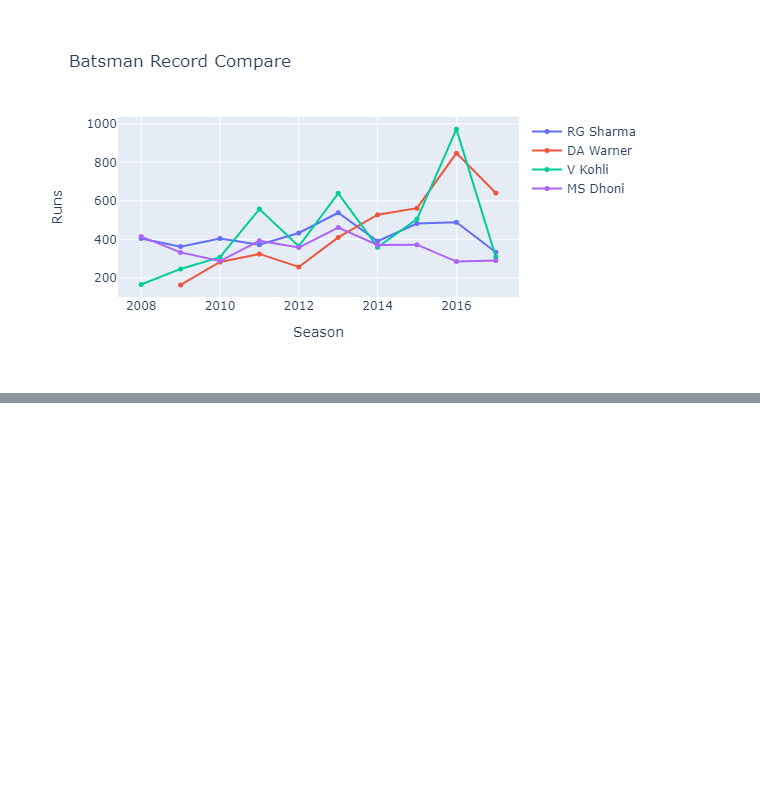
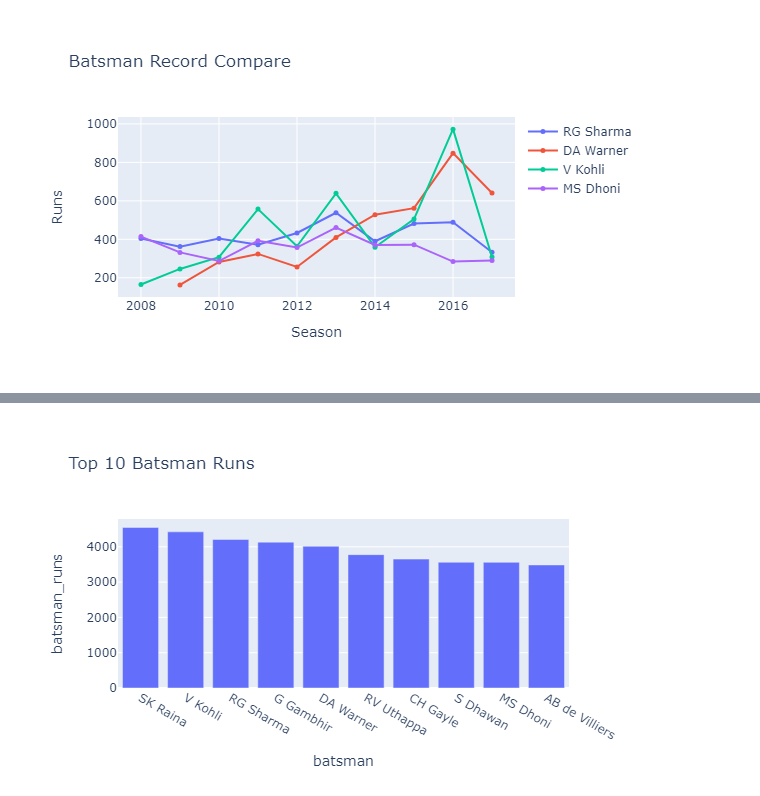
Before and after one commit to akashpagi/PLOTLY-GRAPHING-LIBRARY-FOR-DATA-SCIENCE, a Jupyter notebook: SESSION 24.2 - PLOTLY GRAPH OBJECT.ipynb, the cells around one changed output, grey strips where cells are left out. Drawn from its saved outputs; the diff is of its cells as text; code cells hidden in the pictures; blank space fills up the shorter version.

Commit message:
[Bat plot and it is types, Bubble Plot]

```diff
--- a/SESSION 24.2 - PLOTLY GRAPH OBJECT.ipynb
+++ b/SESSION 24.2 - PLOTLY GRAPH OBJECT.ipynb
@@ -267,0 +299,5 @@ batsman('RG Sharma','DA Warner','V Kohli','MS Dhoni')
+# %%
+# Find top10 batsman most runs in ipl
+top10 = ipl.groupby('batsman')['batsman_runs'].sum()
+top_runs = top10.sort_values(ascending=False).head(10).reset_index()
+top_runs
@@ -267,0 +316,11 @@ batsman('RG Sharma','DA Warner','V Kohli','MS Dhoni')
+# %%
+# PLotting bar plot
+trace = go.Bar(x=top_runs['batsman'], y=top_runs['batsman_runs'])
+data=[trace]
+layout = go.Layout(title='Top 10 Batsman Runs',
+                  xaxis={'title':'batsman'},
+                   yaxis={'title':'batsman_runs'})
+fig = go.Figure(data=data, layout=layout)
+fig.show()
+# %% [output]
+[figure, added]
```
Also changed, not shown: parts of 18 cells of this notebook.
